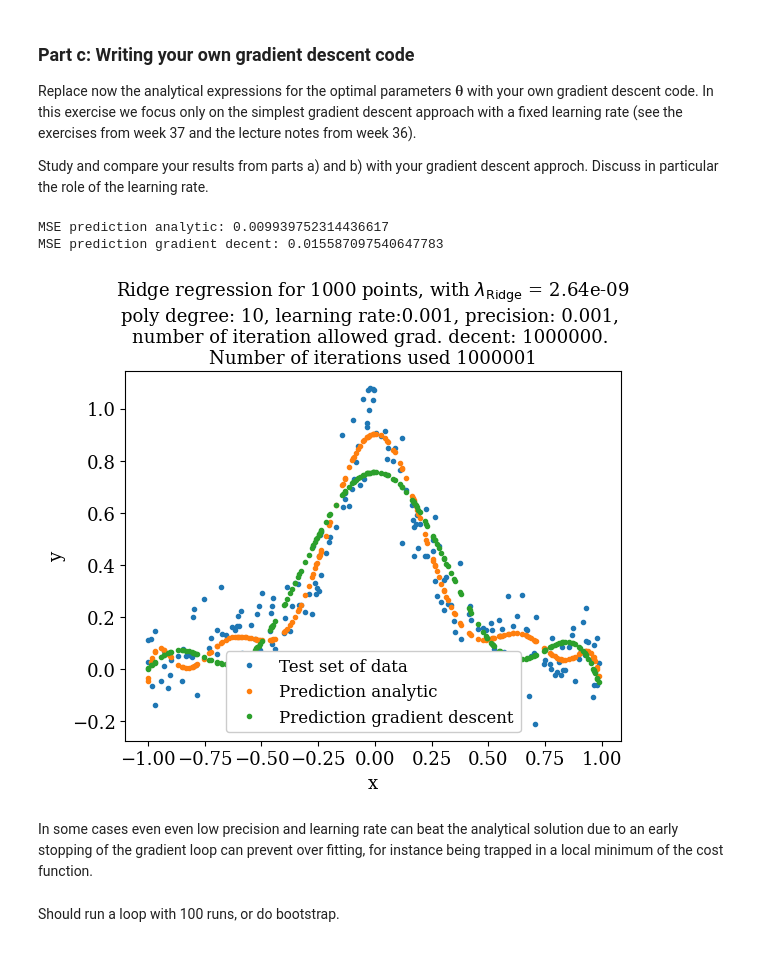
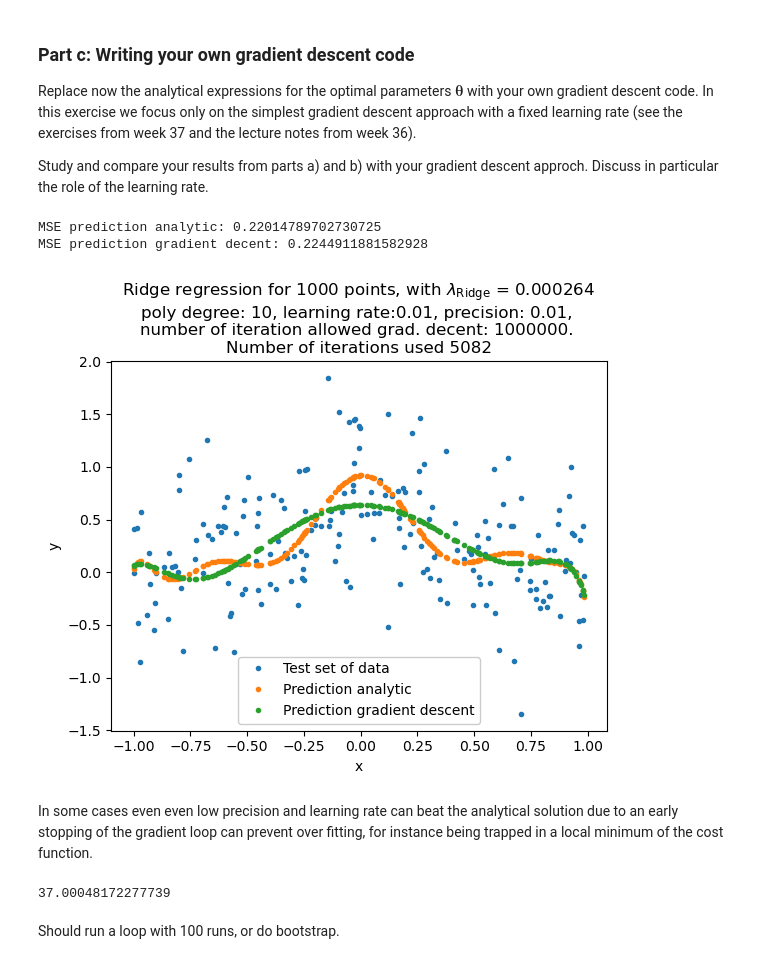
Before and after one commit to Waerstad/4155-Project-1, a Jupyter notebook: Code/project1_main.ipynb, the cells around one changed output. Cells and saved outputs as stored; diff of their text form; code cells hidden in the pictures.

```diff
--- a/Code/project1_main.ipynb
+++ b/Code/project1_main.ipynb
@@ -165,9 +165,22 @@ On scaling, we recommend reading the following section from the scikit-learn sof
 # %%
 # Setting up dataset
 np.random.seed(2025)
-n = 100
+n = 1000
+std_data = 0.1
 x = np.linspace(-1, 1, n)
-y = Runge_func(x) + np.random.normal(0, 0.5, size=n)
+y = Runge_func(x) + np.random.normal(0, std_data, size=n)
 
-plt.scatter(x,y)
+plt.plot(x, Runge_func(x) + np.random.normal(0, 0.5, size=n), '.', label=r"Data (std. $0.5$)")
+plt.plot(x,y, ".", label=f"Data (std. {std_data})")
+plt.plot(x, Runge_func(x), "b-", label="Runge function", linewidth="1.0")
+plt.title(f"A typical iteration of the dataset with {n} points, \n"
+           "and the Runge function used to generate it \n"
+          f"with normally distributed noise added, N(0,{std_data})"
+          )
+plt.xlabel("x")
+plt.ylabel("Value")
+plt.legend().get_frame().set_alpha(1.0) # Add solid background (non see thru) to legend box
+plt.grid(True, which="both", linestyle="--", linewidth=0.8)
+plt.show()
+plt.close()
 # %% [output]
@@ -437,7 +455,7 @@ n = 1000
 
 # Setting up data
 x = np.linspace(-1, 1, n)
-y = Runge_func(x) + np.random.normal(0, 0.1, size=n)
+y = Runge_func(x) + np.random.normal(0, 0.5, size=n)
 
 poly_min = 1
 poly_max = 15
@@ -448,7 +466,7 @@ exp_stop = -6
 n_ridge_lambdas = 20
 ridge_lambdas = np.logspace(exp_start, exp_stop, n_ridge_lambdas)
 
-runs = 100
+runs = 500
 
 mse_matrix_run_poly_lambda = np.zeros([runs, len(poly_degrees), len(ridge_lambdas)])
 r2_matrix_run_poly_lambda = np.zeros([runs, len(poly_degrees), len(ridge_lambdas)])
@@ -519,18 +537,18 @@ n = 1000
 
 # Setting up data
 x = np.linspace(-1, 1, n)
-y = Runge_func(x) + np.random.normal(0, 0.1, size=n)
+y = Runge_func(x) + np.random.normal(0, 0.5, size=n)
 
 poly_min = 10
 poly_max = 15
 poly_degrees = np.arange(poly_min, poly_max + 1, 1)
 
-exp_start = -7
-exp_stop = -5
+exp_start = -5
+exp_stop = -2
 n_ridge_lambdas = 20
 ridge_lambdas = np.logspace(exp_start, exp_stop, n_ridge_lambdas)
 
-runs = 100
+runs = 500
 
 mse_matrix_run_poly_lambda = np.zeros([runs, len(poly_degrees), len(ridge_lambdas)])
 r2_matrix_run_poly_lambda = np.zeros([runs, len(poly_degrees), len(ridge_lambdas)])
@@ -583,5 +601,5 @@ ridge_lambda_minimize_P10 = ridge_lambdas[index_min]
 print(ridge_lambda_minimize_P10)
 # Manually round off to three significant digits
 ridge_lambda_minimize_P10 = 0.000886 # for standard deviation 1.0
-ridge_lambda_minimize_P10 = 2.64e-9
+ridge_lambda_minimize_P10 = 0.000264 # for standard deviation 0.5
 # %% [output]
@@ -640,7 +658,7 @@ np.random.seed(2025)
 n = 1000
 # Setting up data
 x = np.linspace(-1, 1, n)
-y = Runge_func(x) + np.random.normal(0, 0.1, size=n)
+y = Runge_func(x) + np.random.normal(0, 0.5, size=n)
 
 poly_deg = 10
 ridge_lambda = ridge_lambda_minimize_P10
@@ -660,40 +678,44 @@ y_offset = np.mean(y_train) # Nesecarry to add this to the y prediction since we
 theta_analytic = Ridge_parameters(X_train_s, y_train, ridge_lambda=ridge_lambda)
 prediction_testdata_analytic_theta = X_test_s @ theta_analytic + y_offset
 
 # theta parameters from gradient decent method
-learning_rate = 0.001
-precision = 0.001
+learning_rate = 0.01
+precision = 0.01
 num_iterations = 1000000
 theta_start = np.ones([np.shape(X)[1]])
 
 theta_grad_decent, iterations = simple_gradient_decent_Ridge(X_train_s, y_train, theta_start, ridge_lambda=ridge_lambda, eta=learning_rate, precision=precision, num_iter=num_iterations)
 prediction_testdata_gradient_decent_theta = X_test_s @ theta_grad_decent + y_offset
 
 mse_ytest_prediction_analytic = mean_squared_error(y_test, prediction_testdata_analytic_theta)
 mse_ytest_prediction_grad_decent = mean_squared_error(y_test, prediction_testdata_gradient_decent_theta)
 print(f"MSE prediction analytic: {mse_ytest_prediction_analytic}")
 print(f"MSE prediction gradient decent: {mse_ytest_prediction_grad_decent}")
 
 plt.plot(x[test_idx], y[test_idx], ".", label="Test set of data")
 plt.plot(x[test_idx], prediction_testdata_analytic_theta, ".", label="Prediction analytic")
 plt.plot(x[test_idx], prediction_testdata_gradient_decent_theta, ".", label="Prediction gradient descent")
 
 plt.title(f"Ridge regression for {n} points, with $\lambda_\\text{{Ridge}}$ = {ridge_lambda} \n"
           f"poly degree: {poly_deg}, learning rate:{learning_rate}, precision: {precision}, \n"
           f"number of iteration allowed grad. decent: {num_iterations}. \n"
           f"Number of iterations used {iterations}"
          )
 plt.xlabel("x")
 plt.ylabel("y")
 plt.legend().get_frame().set_alpha(1.0)
 plt.show()
 plt.close()
 # %% [output]
-MSE prediction analytic: 0.009939752314436617
-MSE prediction gradient decent: 0.015587097540647783
+MSE prediction analytic: 0.22014789702730725
+MSE prediction gradient decent: 0.2244911881582928
-[figure, old version]
+[figure, new version]
 # %% [markdown]
 In some cases even even low precision and learning rate can beat the analytical solution due to an early stopping of the gradient loop can prevent over fitting, for instance being trapped in a local minimum of the cost function.
+# %%
+abs(mse_ytest_prediction_analytic-mse_ytest_prediction_grad_decent)/(mse_ytest_prediction_analytic+mse_ytest_prediction_grad_decent)/ridge_lambda_minimize_P10
+# %% [output]
+37.00048172277739
 # %% [markdown]
 Should run a loop with 100 runs, or do bootstrap.
 # %% [markdown]
```
Also changed, not shown: parts of 9 cells of this notebook.
